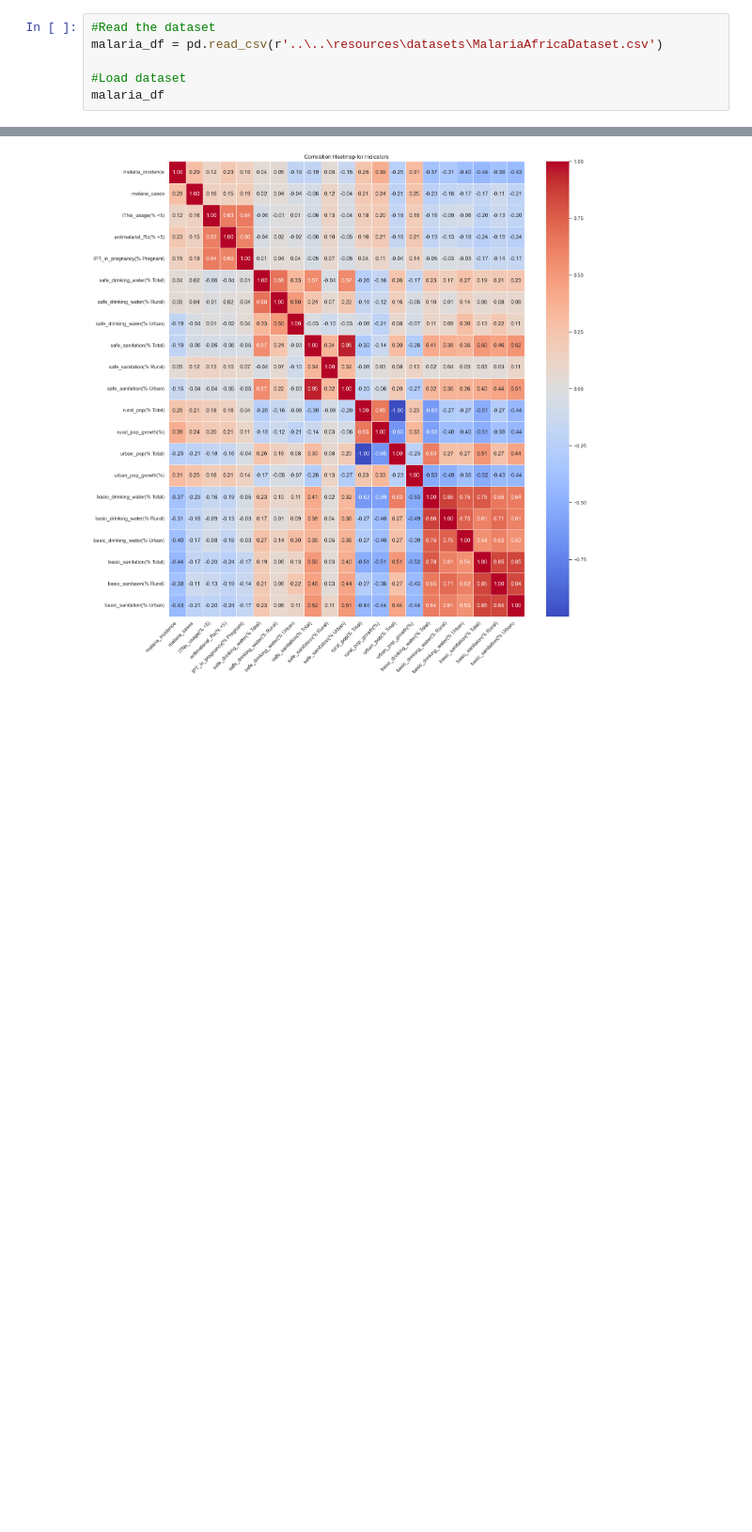
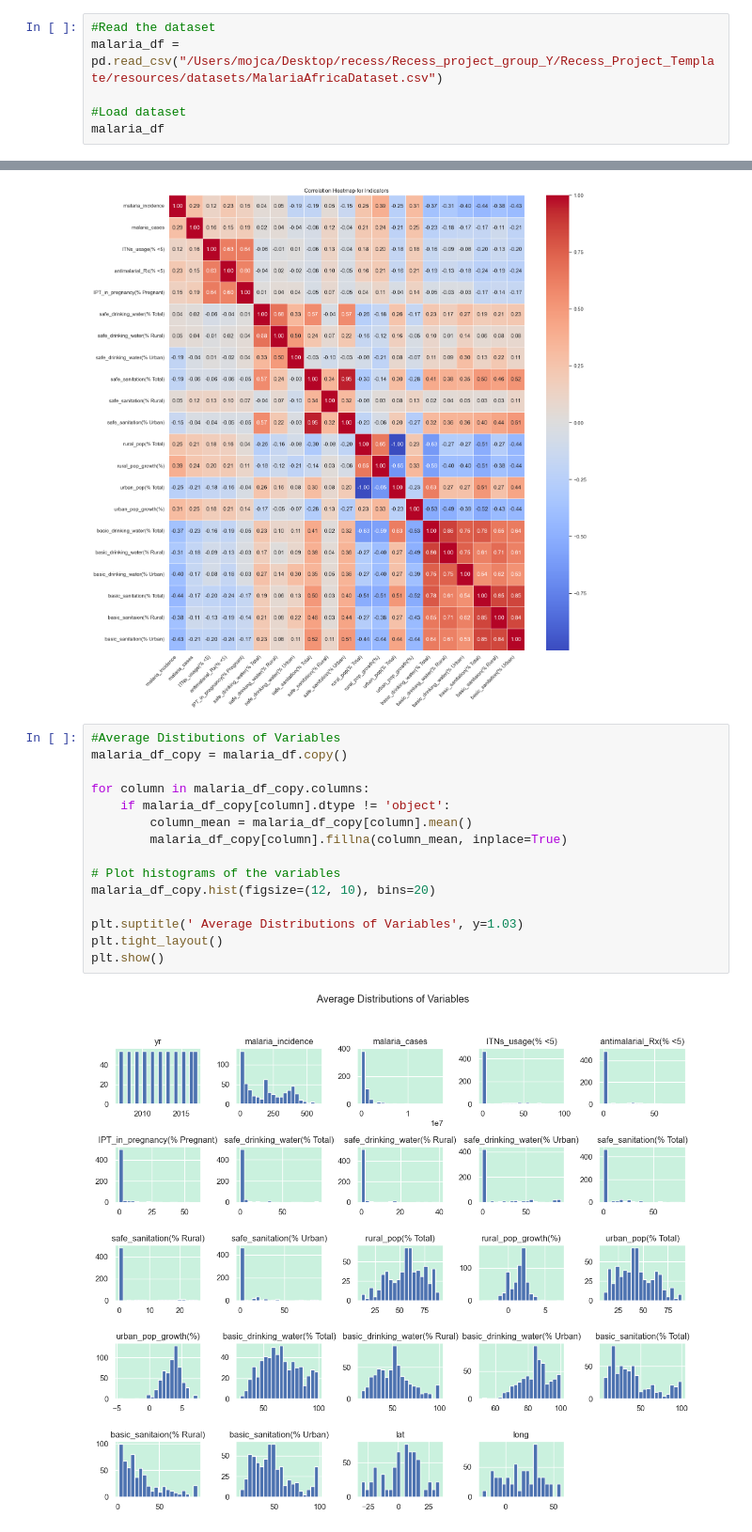
Before and after one commit to ArubeJoshua/Recess_project_group_Y, a Jupyter notebook: Recess_Project_Template/src/group_work/group_y_project.ipynb, the cells around one changed output, grey strips where cells are left out. Shown at 94% size. Saved outputs shown, nothing was run; the diff lists cells and outputs as text; blank space fills up the shorter version.

Commit message:
visualizations

```diff
--- a/Recess_Project_Template/src/group_work/group_y_project.ipynb
+++ b/Recess_Project_Template/src/group_work/group_y_project.ipynb
@@ -16,7 +16,7 @@ sns.set(style="darkgrid", rc={"axes.facecolor":"#CAF1DE"})
 READING THE DATASET AND EXPLORATION(BY ARUBE JOSHUA)
 # %%
 #Read the dataset
-malaria_df = pd.read_csv(r'..\..\resources\datasets\MalariaAfricaDataset.csv')
+malaria_df = pd.read_csv("/Users/mojca/Desktop/recess/Recess_project_group_Y/Recess_Project_Template/resources/datasets/MalariaAfricaDataset.csv")
 
 #Load dataset
 malaria_df
@@ -511,3 +511,20 @@ plt.tight_layout()
 plt.show()
 # %% [output]
 [figure]
+# %%
+#Average Distibutions of Variables
+malaria_df_copy = malaria_df.copy()
+
+for column in malaria_df_copy.columns:
+    if malaria_df_copy[column].dtype != 'object':
+        column_mean = malaria_df_copy[column].mean()
+        malaria_df_copy[column].fillna(column_mean, inplace=True)
+
+# Plot histograms of the variables
+malaria_df_copy.hist(figsize=(12, 10), bins=20)
+
+plt.suptitle(' Average Distributions of Variables', y=1.03)
+plt.tight_layout()
+plt.show()
+# %% [output]
+[figure, added]
```
Also changed, not shown: parts of 12 cells of this notebook.
